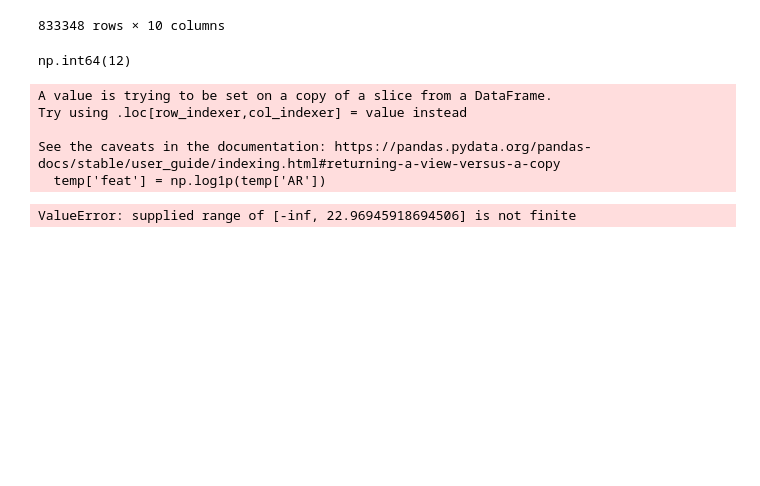
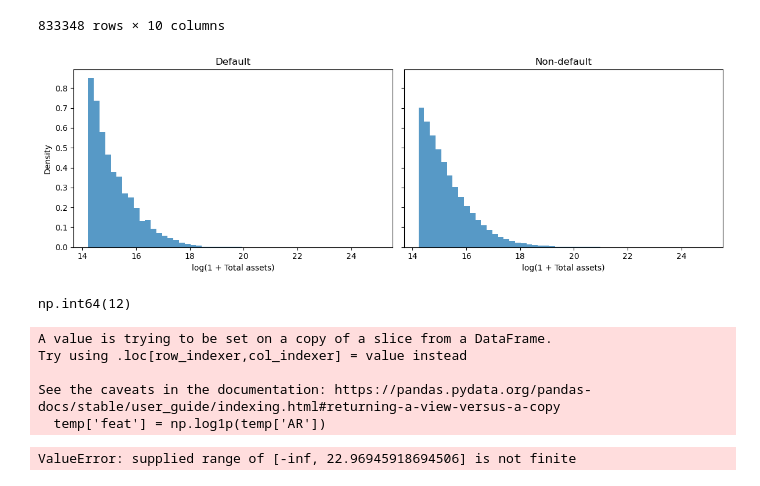
Before and after one commit to Anubhav3084/FinanceML-Course-Project, a Jupyter notebook: Project/Code/EDA.ipynb, the cells around one changed output. Drawn from its saved outputs; the diff is of its cells as text; code cells hidden in the pictures; blank space fills up the shorter version.

```diff
--- a/Project/Code/EDA.ipynb
+++ b/Project/Code/EDA.ipynb
@@ -12,6 +111,3 @@ temp['stmt_date'] = temp['stmt_date'].astype(str)
 temp['def_date'].dropna().max(), temp['stmt_date'].max()
 # %% [output]
 ('2013-05-31', '2011-12-31')
-# %%
-df = pd.read_csv('../Data/temp_training.csv')
-df.head()
@@ -70,6 +158,25 @@ df_filt
 | 779958 | 561.0 | 5879936.0 | 71.0 | 1274746.0 | 789.0 | 147132.0 | 7159108.0 | ... |
 | 793267 | 1752328.0 | 8329379.0 | 745080.0 | 14577955.0 | 9557674.0 | 35993.0 | 25973366.0 | ... |
 833348 rows × 10 columns
+# %%
+fig, axes = plt.subplots(1, 2, figsize=(12, 4), sharex=True, sharey=True)
+
+bins = np.histogram_bin_edges(
+    np.log1p(df_filt["asst_tot"].dropna()), bins=51
+)
+for ax, label in zip(axes, [1, 0]):
+    values = np.log1p(
+        df_filt.loc[df_filt["default"] == label, "asst_tot"].dropna()
+    )
+    ax.hist(values, bins=bins, density=True, alpha=0.75)
+    ax.set_title("Default" if label == 1 else "Non-default")
+    ax.set_xlabel("log(1 + Total assets)")
+
+axes[0].set_ylabel("Density")
+plt.tight_layout()
+plt.show()
+# %% [output]
+[figure, added]
 # %%
 df_filt['AR'].isna().sum()
 # %% [output]
```
Also changed, not shown: parts of 8 cells of this notebook, 7 other files.
